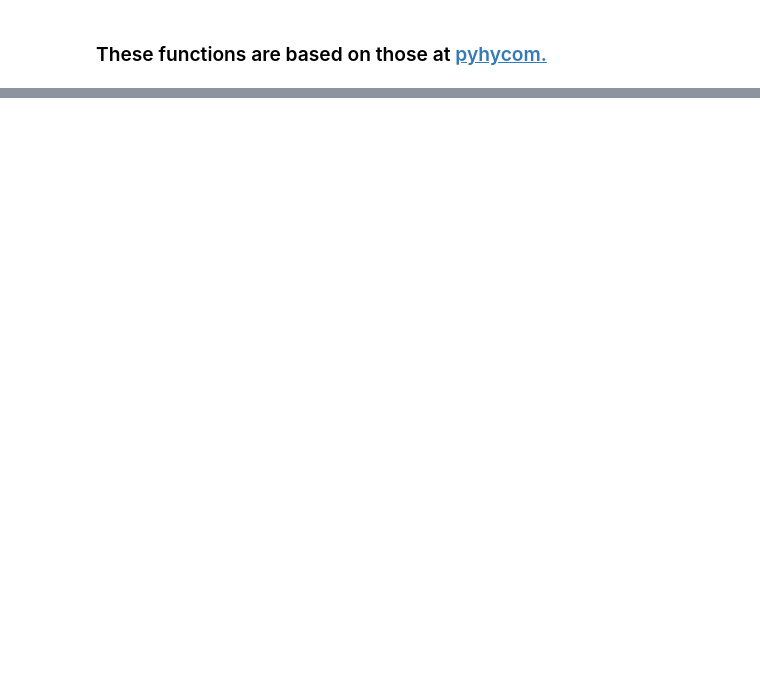
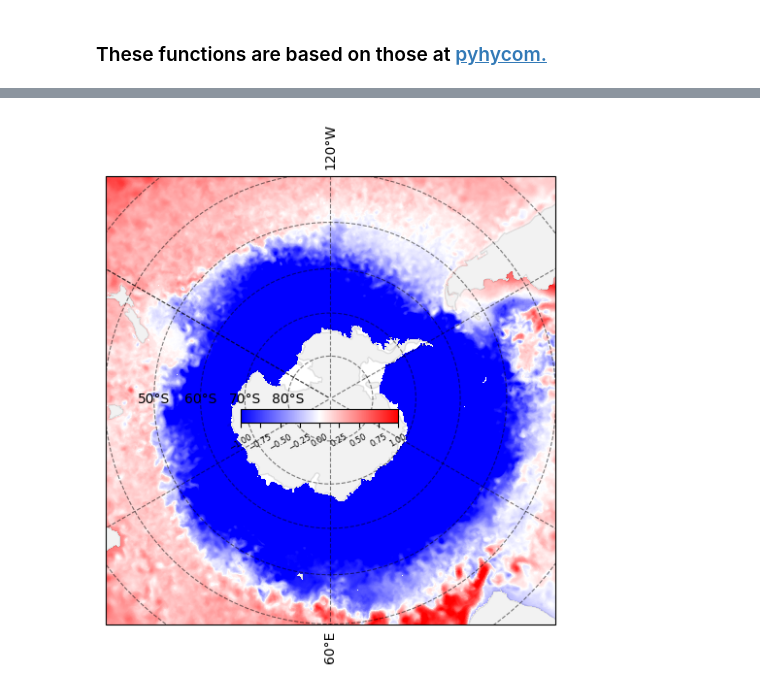
Before and after one commit to sanAkel/ufs_diurnal_diagnostics, a Jupyter notebook: RTOFS/binary_nc_converter/read_archive.ipynb, the cells around one changed output, grey strips where cells are left out. Saved outputs shown, nothing was run; the diff lists cells and outputs as text; code cells hidden in the pictures; blank space fills up the shorter version.

```diff
--- a/RTOFS/binary_nc_converter/read_archive.ipynb
+++ b/RTOFS/binary_nc_converter/read_archive.ipynb
@@ -187,0 +444,22 @@ plt.imshow( np.sqrt(uvel**2 + vvel**2), origin='lower'); plt.colorbar(shrink=0.4
+# %%
+fig = plt.figure(figsize=[8,6])
+
+ax = fig.add_subplot(1,1,1, projection=ccrs.SouthPolarStereo(central_longitude=-120.0))
+ax.add_feature(cfeature.LAND, facecolor='grey', alpha=0.1)
+ax.coastlines(color='k', alpha=0.1)
+ax.set_extent([-300, 60, -40, -90], ccrs.PlateCarree())
+
+im = ds.srfhgt.plot(ax=ax, x='Longitude', y='Latitude',
+                  vmin=-1, vmax=1, cmap='bwr',
+                  transform=ccrs.PlateCarree(),
+                 add_labels=False, add_colorbar=False)
+
+im.axes.gridlines(color='black', alpha=0.5, linestyle='--', draw_labels=True)
+
+cax = ax.inset_axes([0.3, 0.45, 0.35, 0.03])
+fig.colorbar(im, cax=cax, orientation='horizontal', ticks=[-1, -0.75, -0.5, -0.25, 0, 0.25, 0.5, 0.75, 1.])
+cax.tick_params(labelsize=6, rotation=30)
+cax.set_title('{} [{}]'.format(ds.srfhgt.attrs['long_name'], ds.srfhgt.attrs['units']))
+##cax.set_title('{}/{}/{}'.format(ds.time.dt.year.values[0], ds.time.dt.month.values[0], ds.time.dt.day.values[0]))
+# %% [output]
+[figure, added]
```
Also changed, not shown: parts of 20 cells of this notebook.
